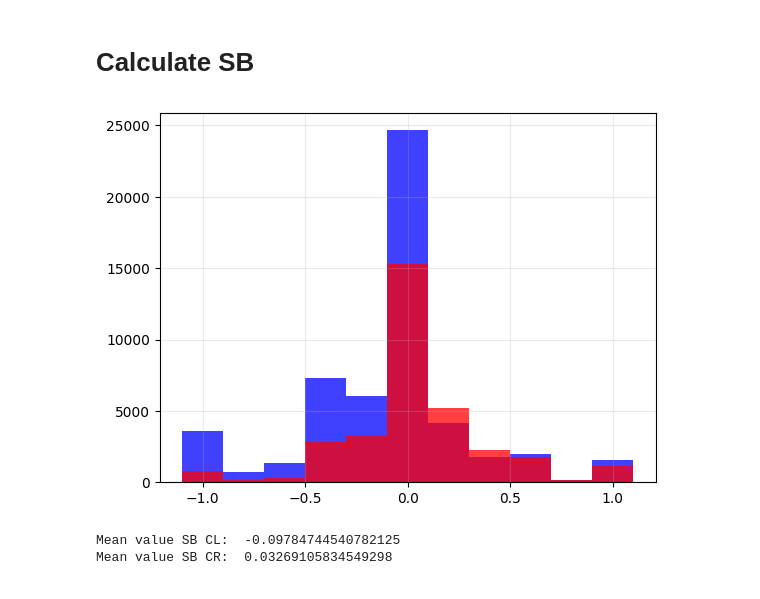
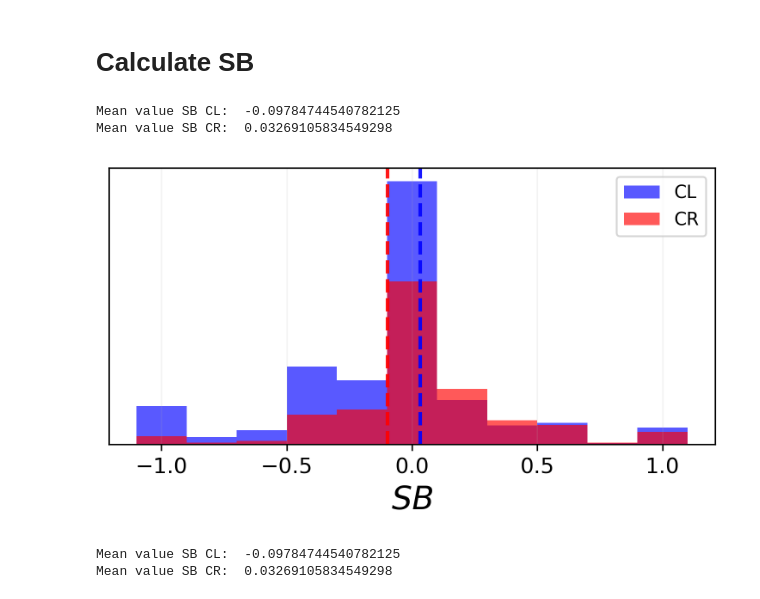
Before and after one commit to spinto88/SocialMediaBiasAndPolarization, a Jupyter notebook: CherryPickingPhenomena.ipynb, the cells around one changed output. Saved outputs shown, nothing was run; the diff lists cells and outputs as text; code cells hidden in the pictures.

Commit message:
Edit of new figures

```diff
--- a/CherryPickingPhenomena.ipynb
+++ b/CherryPickingPhenomena.ipynb
@@ -39,17 +39,31 @@ data_with_sentiment[['outlet','dynamic_opinion','SB']]
 87421 rows × 3 columns
 # %% [markdown]
 # Calculate SB
+# %%
+SB_CL = data_with_sentiment[data_with_sentiment['dynamic_opinion']=='FF']['SB']
+SB_CR = data_with_sentiment[data_with_sentiment['dynamic_opinion']=='MP']['SB']
+
+print('Mean value SB CL: ', SB_CL.mean())
+print('Mean value SB CR: ', SB_CR.mean())
+# %% [output]
+Mean value SB CL:  -0.09784744540782125
+Mean value SB CR:  0.03269105834549298
 # %%
-SB_CL = data_with_sentiment[data_with_sentiment['dynamic_opinion']=='FF']['SB']
-SB_CR = data_with_sentiment[data_with_sentiment['dynamic_opinion']=='MP']['SB']
-
-
-fig, ax = plt.subplots()
-SB_CL.hist(ax = ax, alpha = 0.75, color = 'b', bins = np.arange(-1.10, 1.11, 0.20))
-SB_CR.hist(ax = ax, alpha = 0.75, color = 'r', bins = np.arange(-1.10, 1.11, 0.20))
-ax.grid(alpha = 0.25)
+fig, ax = plt.subplots(figsize = (5, 3), dpi = 300)
+SB_CL.hist(ax = ax, alpha = 0.65, color = 'b', bins = np.arange(-1.10, 1.11, 0.20), label = 'CL')
+SB_CR.hist(ax = ax, alpha = 0.65, color = 'r', bins = np.arange(-1.10, 1.11, 0.20), label = 'CR')
+ax.grid(alpha = 0.15)
+plt.axvline(SB_CL.mean(), linewidth = 2, linestyle = '--', color = 'r', alpha = 0.90)
+plt.axvline(SB_CR.mean(), linewidth = 2, linestyle = '--', color = 'b', alpha = 0.90)
+plt.yticks([])
+plt.xticks(size = 12)
+plt.xlabel('$SB$', size = 18)
+plt.legend(loc = 'best')
+plt.tight_layout()
+plt.savefig('New_figure3_0.pdf')
+plt.show()
 # %% [output]
-[figure, old version]
+[figure, new version]
 # %%
 print('Mean value SB CL: ', SB_CL.mean())
 print('Mean value SB CR: ', SB_CR.mean())
```
Also changed, not shown: 2 other files.
